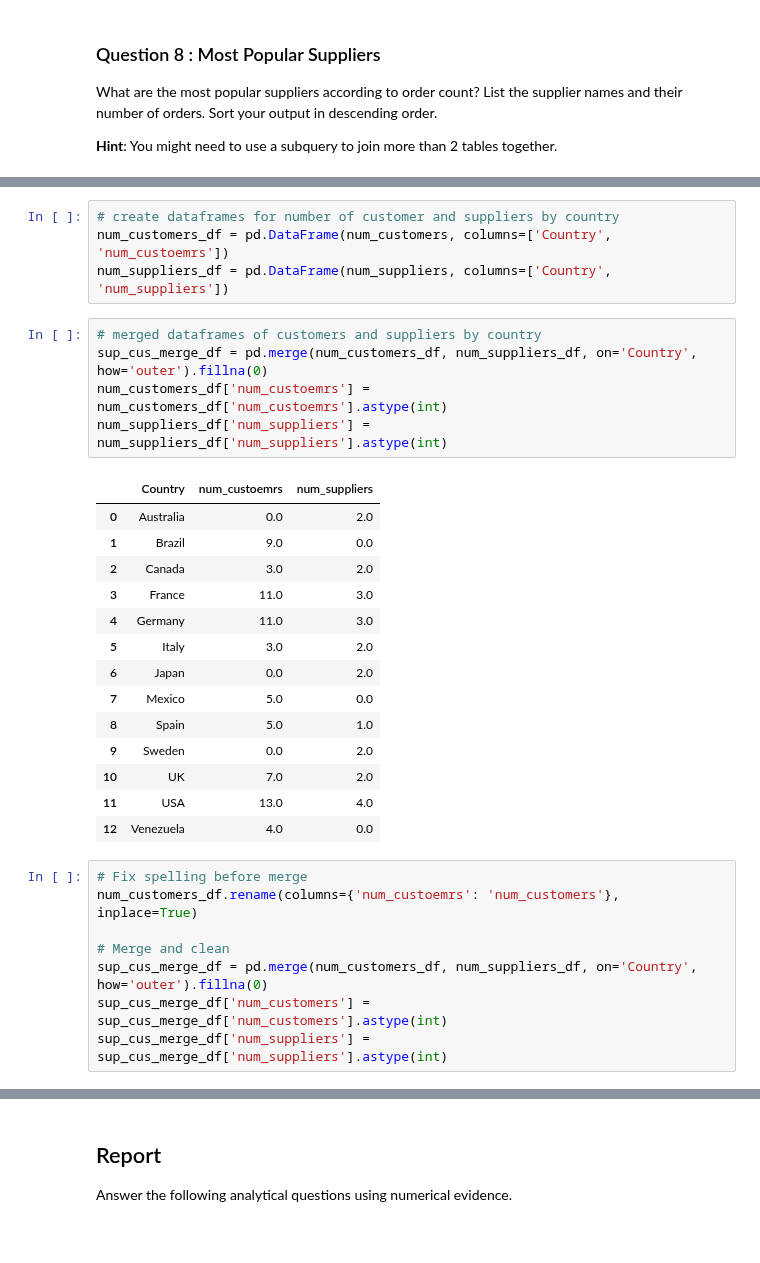
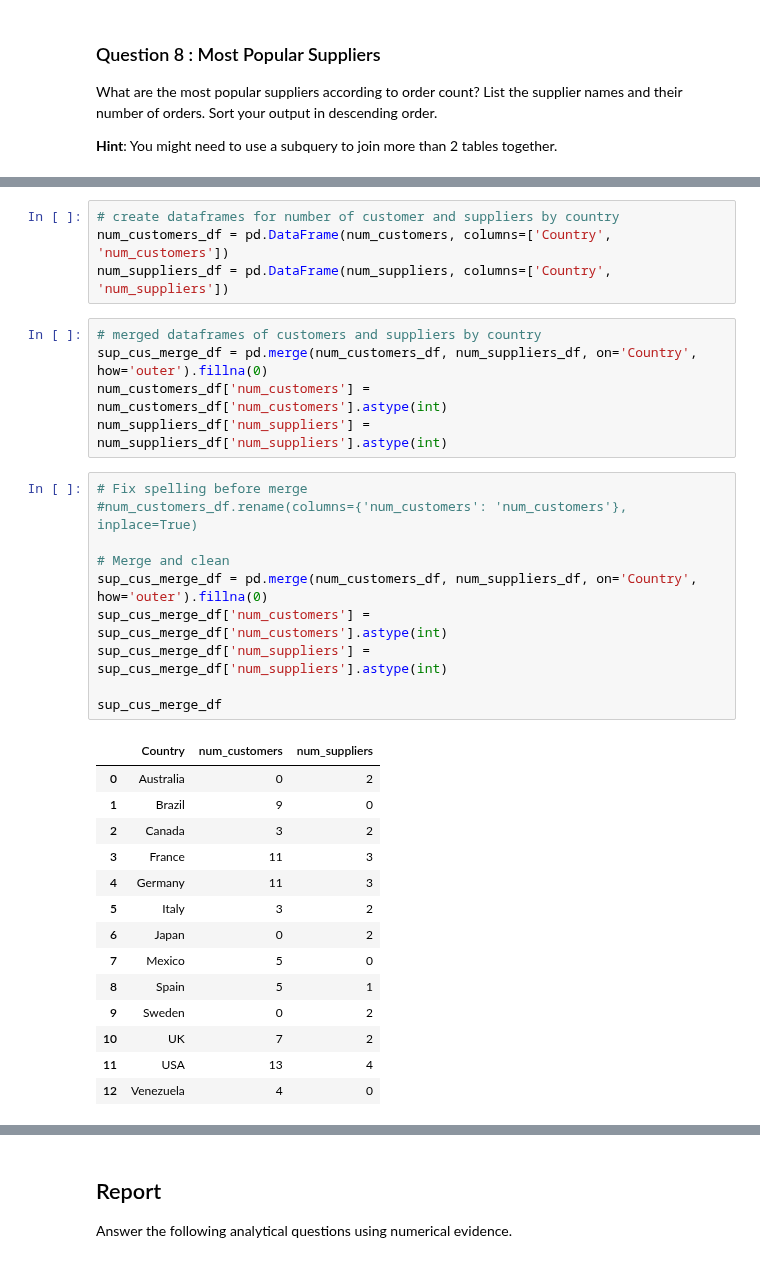
Before and after one commit to DataEden/The-Knowledge-House-2025, a Jupyter notebook: T-Labs/adhoc-sql/adhoc_report.ipynb, the cells around one changed output, grey strips where cells are left out. Drawn from its saved outputs; the diff is of its cells as text.

```diff
--- a/T-Labs/adhoc-sql/adhoc_report.ipynb
+++ b/T-Labs/adhoc-sql/adhoc_report.ipynb
@@ -409,33 +403,35 @@ plt.tight_layout()
 [figure]
 # %%
 # create dataframes for number of customer and suppliers by country
-num_customers_df = pd.DataFrame(num_customers, columns=['Country', 'num_custoemrs'])
+num_customers_df = pd.DataFrame(num_customers, columns=['Country', 'num_customers'])
 num_suppliers_df = pd.DataFrame(num_suppliers, columns=['Country', 'num_suppliers'])
 # %%
 # merged dataframes of customers and suppliers by country
 sup_cus_merge_df = pd.merge(num_customers_df, num_suppliers_df, on='Country', how='outer').fillna(0)
-num_customers_df['num_custoemrs'] = num_customers_df['num_custoemrs'].astype(int)
+num_customers_df['num_customers'] = num_customers_df['num_customers'].astype(int)
 num_suppliers_df['num_suppliers'] = num_suppliers_df['num_suppliers'].astype(int)
-# %% [output]
-|  | Country | num_custoemrs | num_suppliers |
-| 0 | Australia | 0.0 | 2.0 |
-| 1 | Brazil | 9.0 | 0.0 |
-| 2 | Canada | 3.0 | 2.0 |
-| 3 | France | 11.0 | 3.0 |
-| 4 | Germany | 11.0 | 3.0 |
-| 5 | Italy | 3.0 | 2.0 |
-| 6 | Japan | 0.0 | 2.0 |
-| 7 | Mexico | 5.0 | 0.0 |
-| 8 | Spain | 5.0 | 1.0 |
-| 9 | Sweden | 0.0 | 2.0 |
-| 10 | UK | 7.0 | 2.0 |
-| 11 | USA | 13.0 | 4.0 |
-| 12 | Venezuela | 4.0 | 0.0 |
 # %%
 # Fix spelling before merge
-num_customers_df.rename(columns={'num_custoemrs': 'num_customers'}, inplace=True)
+#num_customers_df.rename(columns={'num_customers': 'num_customers'}, inplace=True)
 
 # Merge and clean
 sup_cus_merge_df = pd.merge(num_customers_df, num_suppliers_df, on='Country', how='outer').fillna(0)
 sup_cus_merge_df['num_customers'] = sup_cus_merge_df['num_customers'].astype(int)
 sup_cus_merge_df['num_suppliers'] = sup_cus_merge_df['num_suppliers'].astype(int)
+
+sup_cus_merge_df
+# %% [output]
+|  | Country | num_customers | num_suppliers |
+| 0 | Australia | 0 | 2 |
+| 1 | Brazil | 9 | 0 |
+| 2 | Canada | 3 | 2 |
+| 3 | France | 11 | 3 |
+| 4 | Germany | 11 | 3 |
+| 5 | Italy | 3 | 2 |
+| 6 | Japan | 0 | 2 |
+| 7 | Mexico | 5 | 0 |
+| 8 | Spain | 5 | 1 |
+| 9 | Sweden | 0 | 2 |
+| 10 | UK | 7 | 2 |
+| 11 | USA | 13 | 4 |
+| 12 | Venezuela | 4 | 0 |
```
Also changed, not shown: parts of 14 cells of this notebook.
